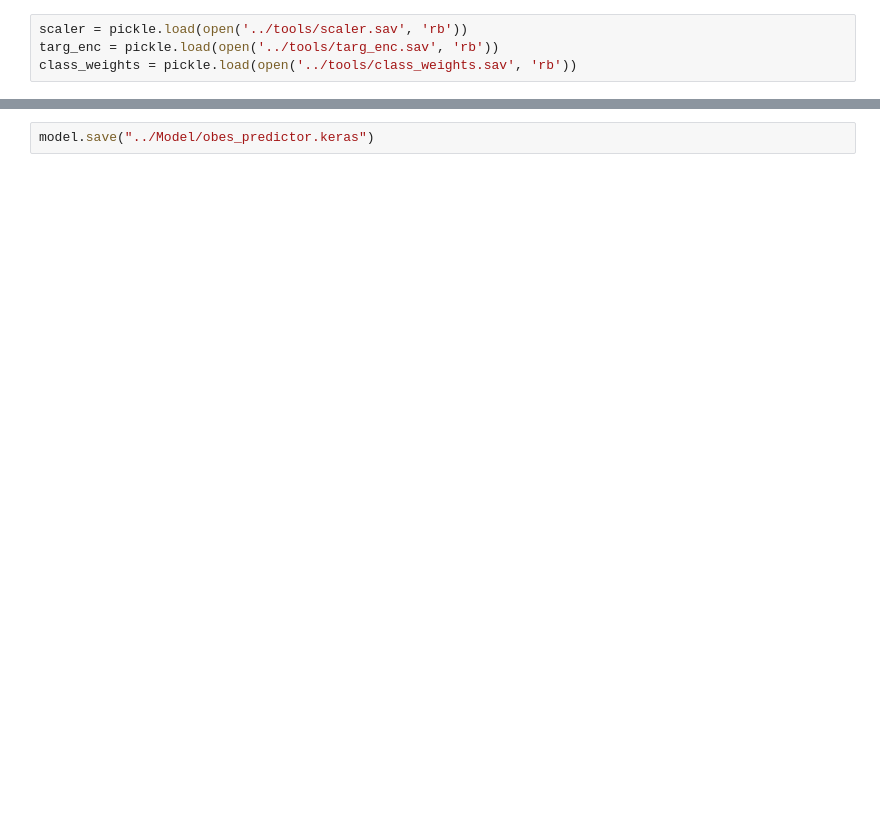
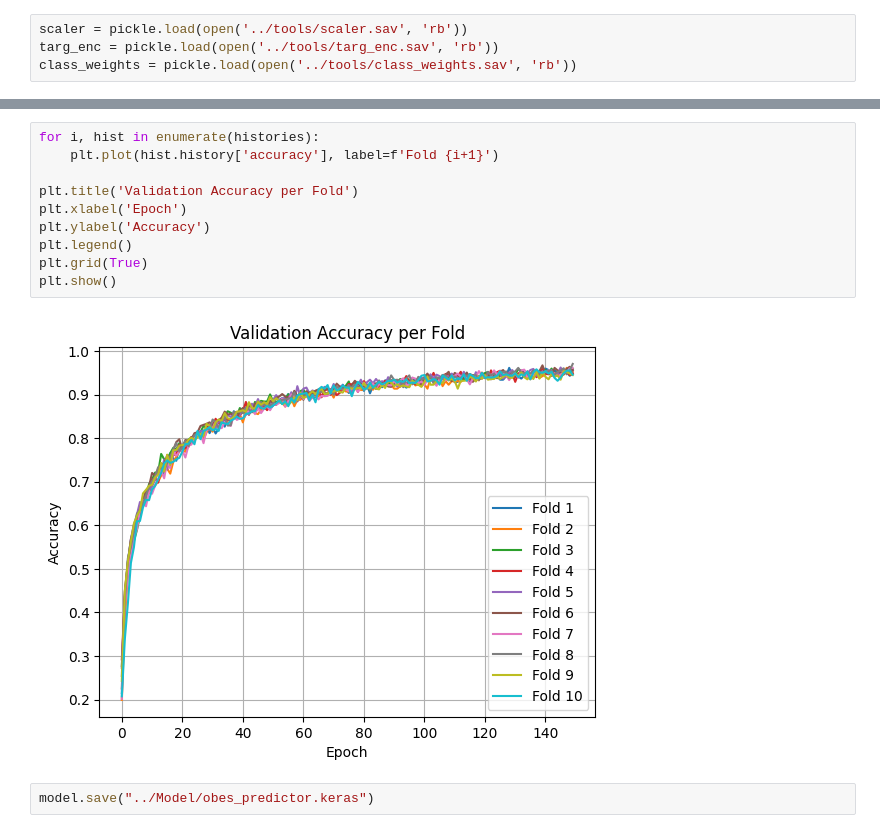
Before and after one commit to paolobskiddy/Obesity_Classifier_NeuralNetwork, a Jupyter notebook: Notebooks/Model Training.ipynb, the cells around one changed output, grey strips where cells are left out. Cells and saved outputs as stored; diff of their text form; blank space fills up the shorter version.

```diff
--- a/Notebooks/Model Training.ipynb
+++ b/Notebooks/Model Training.ipynb
@@ -105,2 +91,14 @@ conf_disp = ConfusionMatrixDisplay.from_predictions(y_val_inv, y_val_pred_inv, x
+# %%
+for i, hist in enumerate(histories):
+    plt.plot(hist.history['accuracy'], label=f'Fold {i+1}')
+
+plt.title('Validation Accuracy per Fold')
+plt.xlabel('Epoch')
+plt.ylabel('Accuracy')
+plt.legend()
+plt.grid(True)
+plt.show()
+# %% [output]
+[figure, added]
 # %%
 model.save("../Model/obes_predictor.keras")
```
Also changed, not shown: parts of 15 cells of this notebook, 2 other files.
